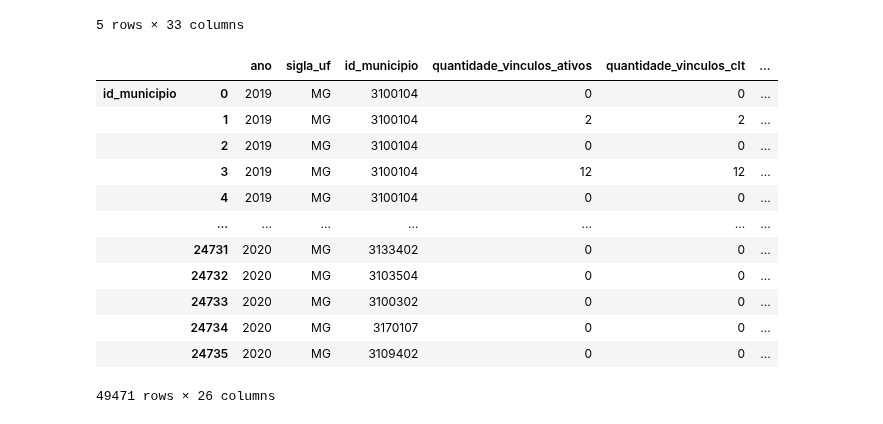
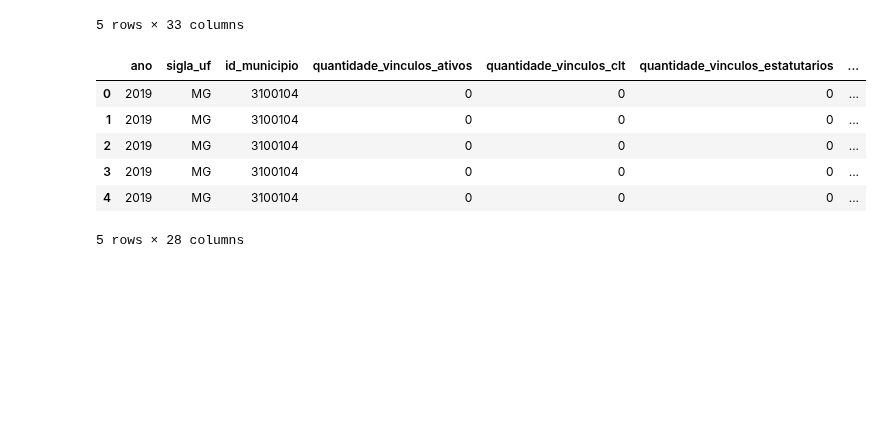
Before and after one commit to Leonardo-Dias-Up/Leonardo-Dias-Up, a Jupyter notebook: Análise_Multivariada_RAIS.ipynb, the cells around one changed output. Drawn from its saved outputs; the diff is of its cells as text; code cells hidden in the pictures; blank space fills up the shorter version.

```diff
--- a/Análise_Multivariada_RAIS.ipynb
+++ b/Análise_Multivariada_RAIS.ipynb
@@ -95,22 +97,17 @@ df_merged.head()
 | 3 | 2019 | MG | 3100104 | 12 | 12 | 0 | ... |
 | 4 | 2019 | MG | 3100104 | 0 | 0 | 0 | ... |
 5 rows × 33 columns
-# %%
-# Tratamento municipio e mesoregião
-frames = [rais_2019e2020, micro_meso_reg]
-result = pd.concat(frames, keys=["sigla_uf"])
-result
-# %% [output]
-|  |  | ano | sigla_uf | id_municipio | quantidade_vinculos_ativos | quantidade_vinculos_clt | ... |
-| id_municipio | 0 | 2019 | MG | 3100104 | 0 | 0 | ... |
-|  | 1 | 2019 | MG | 3100104 | 2 | 2 | ... |
-|  | 2 | 2019 | MG | 3100104 | 0 | 0 | ... |
-|  | 3 | 2019 | MG | 3100104 | 12 | 12 | ... |
-|  | 4 | 2019 | MG | 3100104 | 0 | 0 | ... |
-|  | ... | ... | ... | ... | ... | ... | ... |
-|  | 24731 | 2020 | MG | 3133402 | 0 | 0 | ... |
-|  | 24732 | 2020 | MG | 3103504 | 0 | 0 | ... |
-|  | 24733 | 2020 | MG | 3100302 | 0 | 0 | ... |
-|  | 24734 | 2020 | MG | 3170107 | 0 | 0 | ... |
-|  | 24735 | 2020 | MG | 3109402 | 0 | 0 | ... |
-49471 rows × 26 columns
+# %%
+# Tratando as naturezas jurídicas
+rais_2019e2020['natureza_juridica'] = rais_2019e2020['natureza_juridica'].astype(int)
+nat_juridica['natureza_juridica'] = nat_juridica['natureza_juridica'].astype(int)
+df_merged2 = rais_2019e2020.merge(nat_juridica, on='natureza_juridica')
+df_merged2.head()
+# %% [output]
+|  | ano | sigla_uf | id_municipio | quantidade_vinculos_ativos | quantidade_vinculos_clt | quantidade_vinculos_estatutarios | ... |
+| 0 | 2019 | MG | 3100104 | 0 | 0 | 0 | ... |
+| 1 | 2019 | MG | 3100104 | 0 | 0 | 0 | ... |
+| 2 | 2019 | MG | 3100104 | 0 | 0 | 0 | ... |
+| 3 | 2019 | MG | 3100104 | 0 | 0 | 0 | ... |
+| 4 | 2019 | MG | 3100104 | 0 | 0 | 0 | ... |
+5 rows × 28 columns
```
Also changed, not shown: parts of 2 cells of this notebook.
